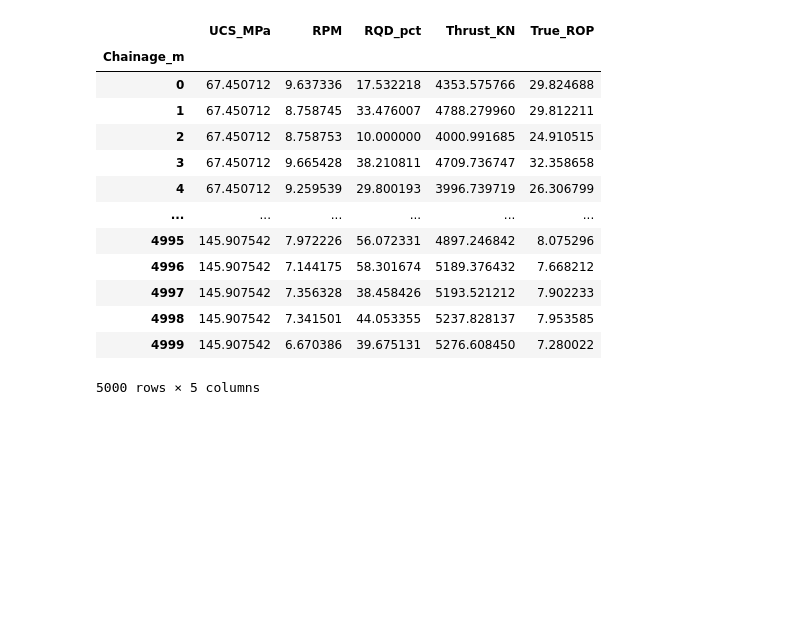
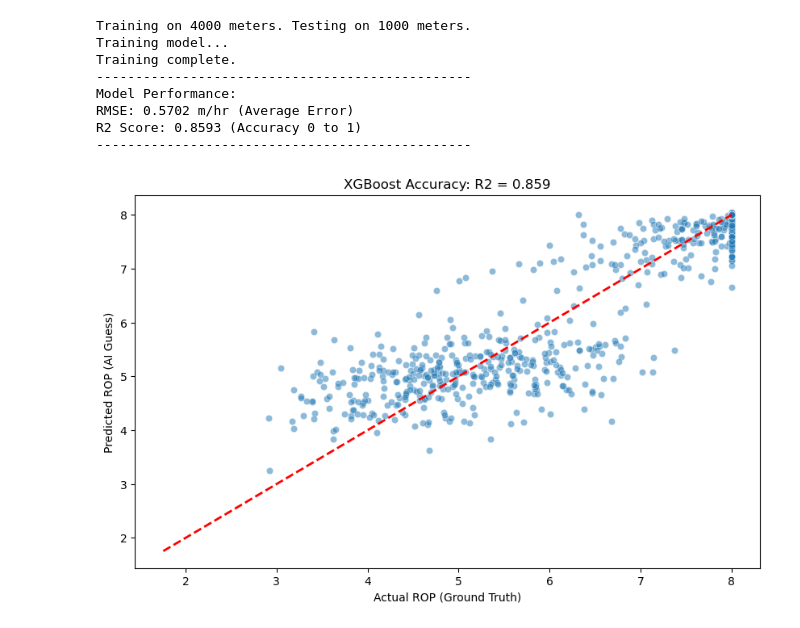
Before and after one commit to wxb-sly/tbm-rop-predictor, a Jupyter notebook: notebooks/02_xgbAI.ipynb, the cells around one changed output. Saved outputs shown, nothing was run; the diff lists cells and outputs as text; code cells hidden in the pictures; blank space fills up the shorter version.

Commit message:
Refractor: trained model in xgboost, use shap for interrogation

```diff
--- a/notebooks/02_xgbAI.ipynb
+++ b/notebooks/02_xgbAI.ipynb
@@ -1,43 +1,72 @@
 # %%
 import pandas as pd
 import numpy as np
 import os
 import matplotlib.pyplot as plt
 import seaborn as sns
 import xgboost as xgb
 from sklearn.model_selection import train_test_split
 from sklearn.metrics import mean_squared_error, r2_score
+import shap
 
 NB_DIR = os.getcwd()
 PROJECT_ROOT = os.path.dirname(NB_DIR)
 RAW_DATA_DIR = os.path.join(PROJECT_ROOT, 'data', 'raw')
 os.makedirs(RAW_DATA_DIR, exist_ok=True)
 FIGURES_DIR = os.path.join(PROJECT_ROOT,'data', 'reports', 'figures')
 os.makedirs(FIGURES_DIR, exist_ok=True)
 csv_path =  os.path.join(RAW_DATA_DIR, 'raw_tunnel_data.csv')
 
-df = pd.read_csv(csv_path).set_index('Chainage_m')
+df = pd.read_csv(csv_path)
 
 # we have multiple parameters here unlike M1 so we do
 # some ways: features = ['UCS_MPa', 'RQD_pct', 'Thrust_kN', 'RPM']
 # X = df[features]
 
-X = df.drop(columns='ROP_m_hr').copy()
+# use list here and if we only say drop rop_m_hr but give it true rop we give it the ans, remove all rop
+X = df.drop(columns=['ROP_m_hr', 'True_ROP']).copy()
+y =  df['ROP_m_hr']
 
+X_train, X_test, y_train, y_test = train_test_split(X,y, test_size=0.2, random_state=42)
 
-y =  df['ROP_m_hr']
+print(f"Training on {len(X_train)} meters. Testing on {len(X_test)} meters.")
+
+model = xgb.XGBRegressor( # the paramerts value are just starting point, we run 'grid search' to find the best combo
+    n_estimators=100, # no of interns (trees)
+    learning_rate = 0.1, #how fast they learn (small to avoid ovvereacting)
+    max_depth=5, # how complex each tree can be, might fail on new data
+    random_state=42,
+    n_jobs=-1 #use all cpu cores
+)
+
+print("Training model...")
+model.fit(X_train, y_train)
+print("Training complete.")
+y_pred = model.predict(X_test)
+
+rmse = np.sqrt(mean_squared_error(y_test, y_pred))
+r2 = r2_score(y_test, y_pred) #does order matter here??
+
+print(f"------------------------------------------------")
+print(f"Model Performance:")
+print(f"RMSE: {rmse:.4f} m/hr (Average Error)")
+print(f"R2 Score: {r2:.4f} (Accuracy 0 to 1)")
+print(f"------------------------------------------------")
+
+plt.figure(figsize=(10, 6))
+sns.scatterplot(x=y_test, y=y_pred, alpha=0.5)
+plt.plot([y.min(), y.max()], [y.min(), y.max()], 'r--', lw=2) # The Perfect Prediction Line
+plt.xlabel('Actual ROP (Ground Truth)')
+plt.ylabel('Predicted ROP (AI Guess)')
+plt.title(f'XGBoost Accuracy: R2 = {r2:.3f}')
+plt.show()
 # %% [output]
-|  | UCS_MPa | RPM | RQD_pct | Thrust_KN | True_ROP |
-| Chainage_m |  |  |  |  |  |
-| 0 | 67.450712 | 9.637336 | 17.532218 | 4353.575766 | 29.824688 |
-| 1 | 67.450712 | 8.758745 | 33.476007 | 4788.279960 | 29.812211 |
-| 2 | 67.450712 | 8.758753 | 10.000000 | 4000.991685 | 24.910515 |
-| 3 | 67.450712 | 9.665428 | 38.210811 | 4709.736747 | 32.358658 |
-| 4 | 67.450712 | 9.259539 | 29.800193 | 3996.739719 | 26.306799 |
-| ... | ... | ... | ... | ... | ... |
-| 4995 | 145.907542 | 7.972226 | 56.072331 | 4897.246842 | 8.075296 |
-| 4996 | 145.907542 | 7.144175 | 58.301674 | 5189.376432 | 7.668212 |
-| 4997 | 145.907542 | 7.356328 | 38.458426 | 5193.521212 | 7.902233 |
-| 4998 | 145.907542 | 7.341501 | 44.053355 | 5237.828137 | 7.953585 |
-| 4999 | 145.907542 | 6.670386 | 39.675131 | 5276.608450 | 7.280022 |
-5000 rows × 5 columns
+Training on 4000 meters. Testing on 1000 meters.
+Training model...
+Training complete.
+------------------------------------------------
+Model Performance:
+RMSE: 0.5702 m/hr (Average Error)
+R2 Score: 0.8593 (Accuracy 0 to 1)
+------------------------------------------------
+[figure, added]
```
Also changed, not shown: parts of 1 cell of this notebook.
